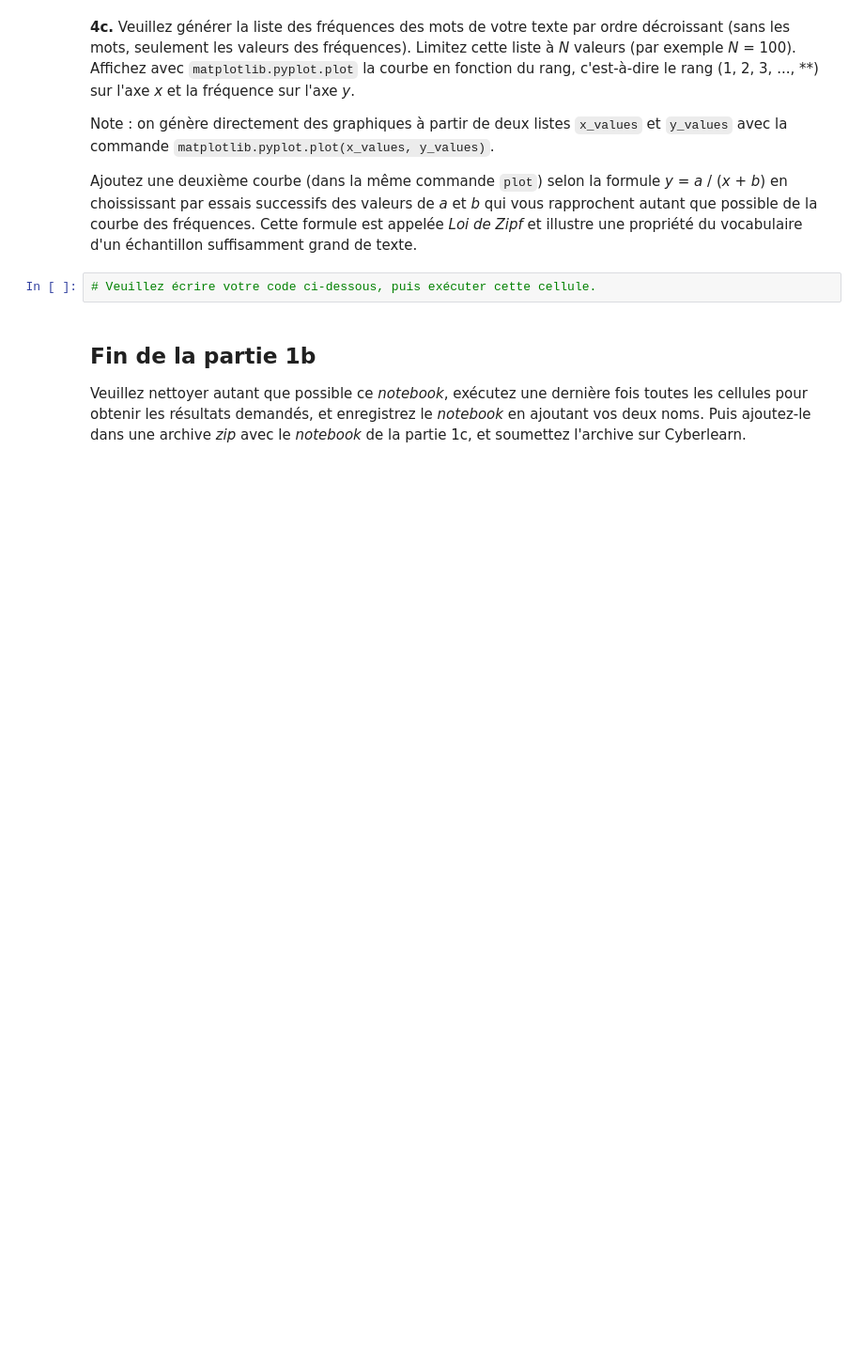
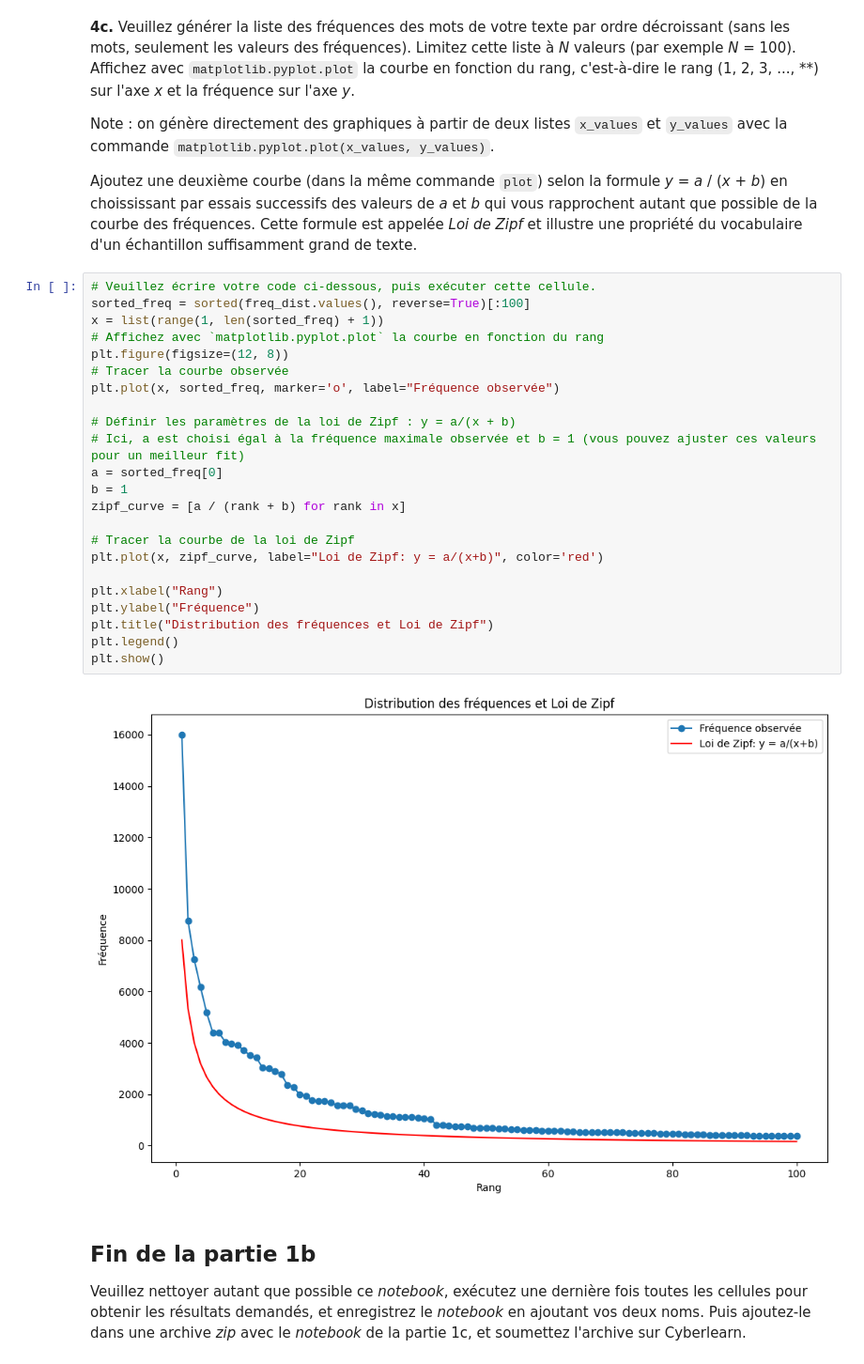
Before and after one commit to Neroil/TAL_Lab_1, a Jupyter notebook: TAL_Labo1b_student.ipynb, the cells around one changed output. Shown: that part at 94% size. Saved outputs shown, nothing was run; the diff lists cells and outputs as text; blank space fills up the shorter version.

```diff
--- a/TAL_Labo1b_student.ipynb
+++ b/TAL_Labo1b_student.ipynb
@@ -320,8 +334,31 @@ import matplotlib.pyplot
 Note : on génère directement des graphiques à partir de deux listes `x_values` et `y_values` avec la commande `matplotlib.pyplot.plot(x_values, y_values)`.
 
 Ajoutez une deuxième courbe (dans la même commande `plot`) selon la formule *y* = *a* / (*x* + *b*) en choississant par essais successifs des valeurs de *a* et *b* qui vous rapprochent autant que possible de la courbe des fréquences.  Cette formule est appelée *Loi de Zipf* et illustre une propriété du vocabulaire d'un échantillon suffisamment grand de texte.
-# %%
-# Veuillez écrire votre code ci-dessous, puis exécuter cette cellule.
+# %%
+# Veuillez écrire votre code ci-dessous, puis exécuter cette cellule.
+sorted_freq = sorted(freq_dist.values(), reverse=True)[:100]
+x = list(range(1, len(sorted_freq) + 1))
+# Affichez avec `matplotlib.pyplot.plot` la courbe en fonction du rang
+plt.figure(figsize=(12, 8))
+# Tracer la courbe observée
+plt.plot(x, sorted_freq, marker='o', label="Fréquence observée")
+
+# Définir les paramètres de la loi de Zipf : y = a/(x + b)
+# Ici, a est choisi égal à la fréquence maximale observée et b = 1 (vous pouvez ajuster ces valeurs pour un meilleur fit)
+a = sorted_freq[0]
+b = 1
+zipf_curve = [a / (rank + b) for rank in x]
+
+# Tracer la courbe de la loi de Zipf
+plt.plot(x, zipf_curve, label="Loi de Zipf: y = a/(x+b)", color='red')
+
+plt.xlabel("Rang")
+plt.ylabel("Fréquence")
+plt.title("Distribution des fréquences et Loi de Zipf")
+plt.legend()
+plt.show()
+# %% [output]
+[figure, added]
 # %% [markdown]
 ## Fin de la partie 1b
 Veuillez nettoyer autant que possible ce _notebook_, exécutez une dernière fois toutes les cellules pour obtenir les résultats demandés, et enregistrez le _notebook_ en ajoutant vos deux noms.  Puis ajoutez-le dans une archive _zip_ avec le _notebook_ de la partie 1c, et soumettez l'archive sur Cyberlearn.
```
Also changed, not shown: parts of 9 cells of this notebook.
